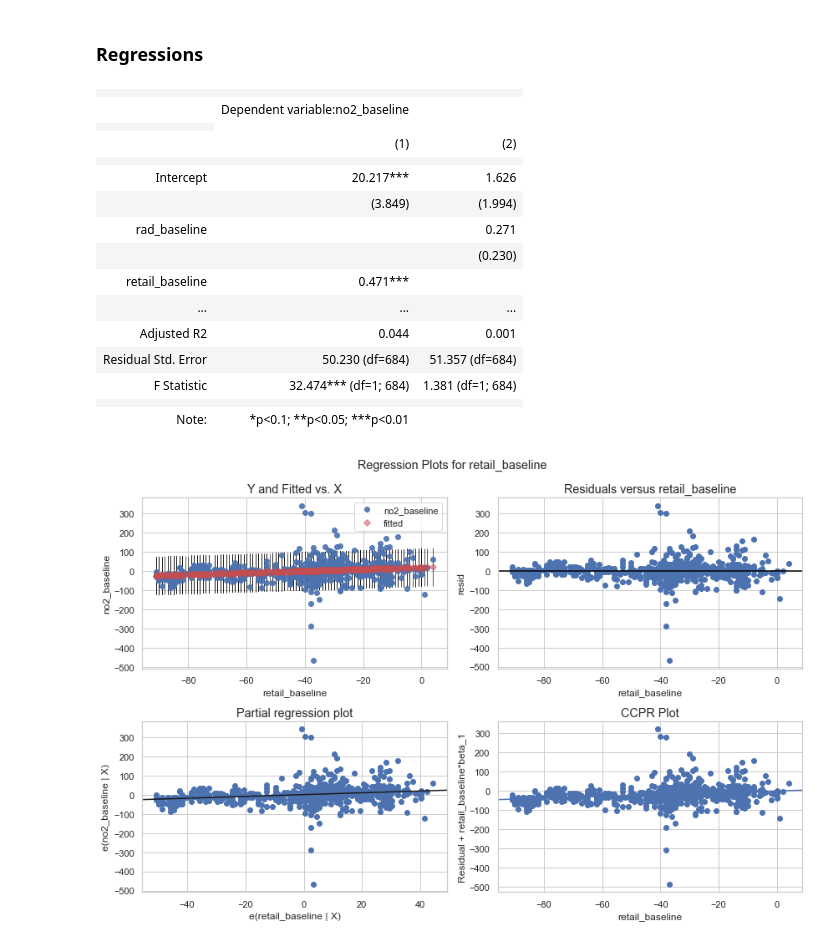
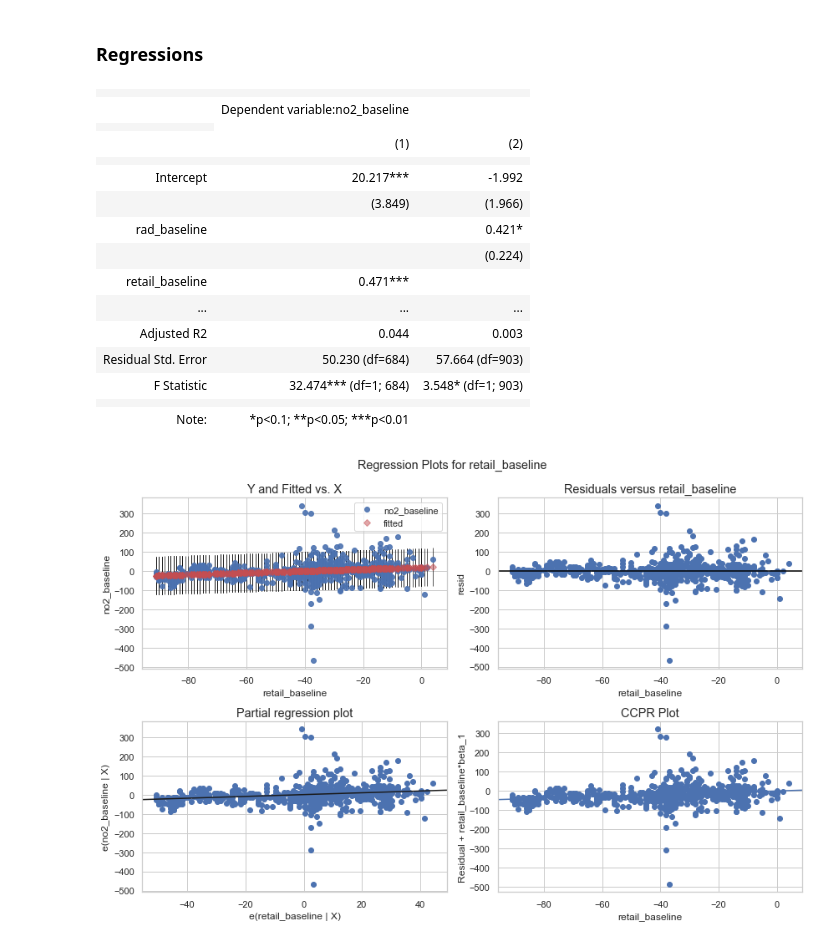
Before and after one commit to d-saikrishna/GIS_RemoteSensing, a Jupyter notebook: Covid_Env/Correlations.ipynb, the cells around one changed output. Drawn from its saved outputs; the diff is of its cells as text; code cells hidden in the pictures.

Commit message:
COVID-Env-Delhi Added report

```diff
--- a/Covid_Env/Correlations.ipynb
+++ b/Covid_Env/Correlations.ipynb
@@ -238,33 +238,33 @@ We can see that not only mean radiance has reduced in April 2020, but also the p
 # %% [markdown]
 ### Regressions
 # %%
-dff = delhi_baseline_change_df[['no2_baseline','rad_baseline']].interpolate()['2017':'2021'].diff(365).merge(delhi_baseline_change_df[['retail_baseline']].interpolate(),on='date').dropna()
+dff = delhi_baseline_change_df[['no2_baseline','rad_baseline']].interpolate()['2017':'2021'].diff(365).merge(delhi_baseline_change_df[['retail_baseline']].interpolate(),on='date')
 #dff.columns = ['tmmx','retail_baseline','rad_baseline']
 #dff['ndvi_scaled10'] = dff['ndvi']*10  ##Scaling.
 #dff['month'] = df.index.month.astype(str)
 #dff['year'] = df.index.year.astype(str)
-est = sm.ols(data=dff.reset_index(),
+est = sm.ols(data=dff[['no2_baseline','retail_baseline']].dropna().reset_index(),
             formula= 'no2_baseline ~ retail_baseline').fit()
-est2 = sm.ols(data=dff.reset_index(),
+est2 = sm.ols(data=dff[['no2_baseline','rad_baseline']].dropna().reset_index(),
             formula= 'no2_baseline ~ rad_baseline').fit()
 
 stargazer = Stargazer([est, est2])
 stargazer
 # %% [output]
 |  |  |  |
 |  | Dependent variable:no2_baseline |  |
 |  |
 |  | (1) | (2) |
 |  |  |  |
-| Intercept | 20.217*** | 1.626 |
-|  | (3.849) | (1.994) |
-| rad_baseline |  | 0.271 |
-|  |  | (0.230) |
+| Intercept | 20.217*** | -1.992 |
+|  | (3.849) | (1.966) |
+| rad_baseline |  | 0.421* |
+|  |  | (0.224) |
 | retail_baseline | 0.471*** |  |
 | ... | ... | ... |
-| Adjusted R2 | 0.044 | 0.001 |
-| Residual Std. Error | 50.230 (df=684) | 51.357 (df=684) |
-| F Statistic | 32.474*** (df=1; 684) | 1.381 (df=1; 684) |
+| Adjusted R2 | 0.044 | 0.003 |
+| Residual Std. Error | 50.230 (df=684) | 57.664 (df=903) |
+| F Statistic | 32.474*** (df=1; 684) | 3.548* (df=1; 903) |
 |  |  |  |
 | Note: | *p<0.1; **p<0.05; ***p<0.01 |  |
 # %%
```
Also changed, not shown: parts of 5 cells of this notebook, 3 other files.
